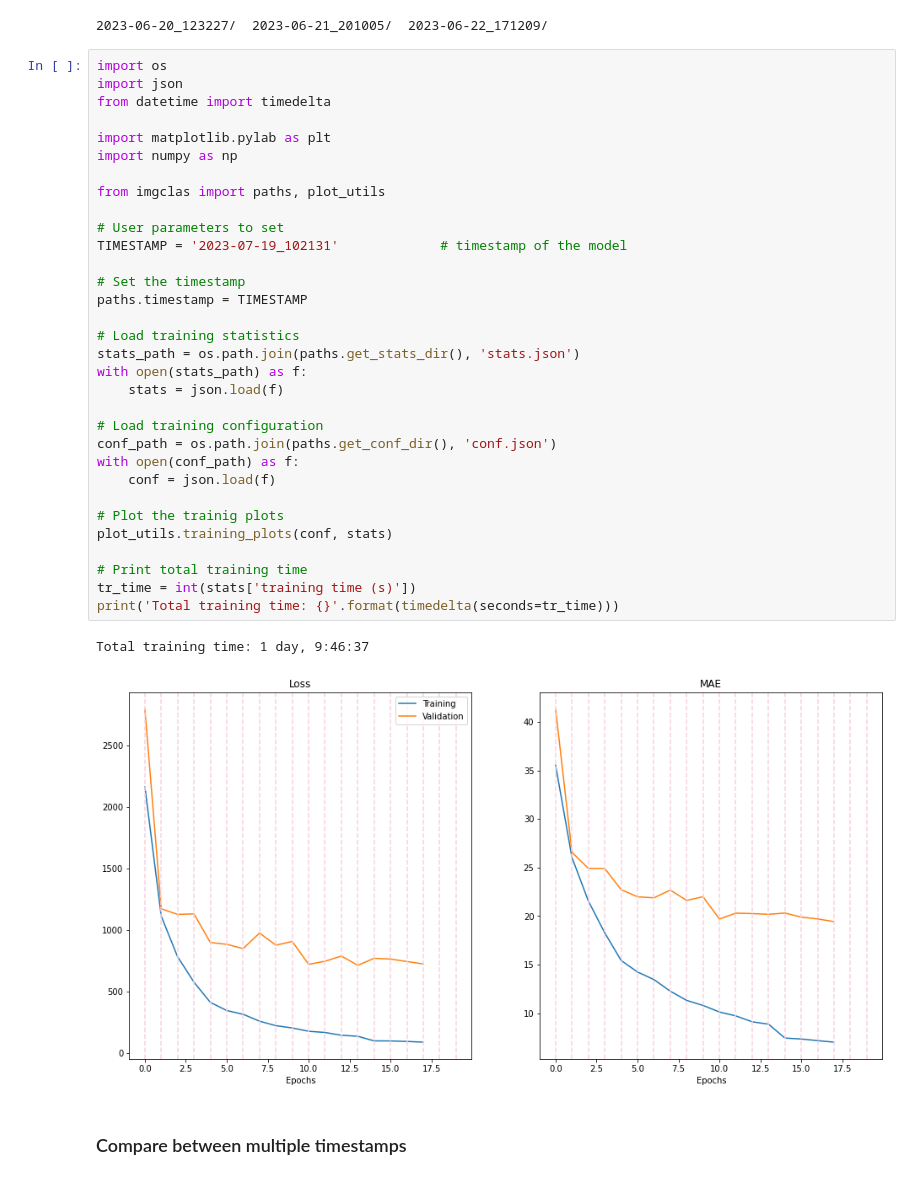
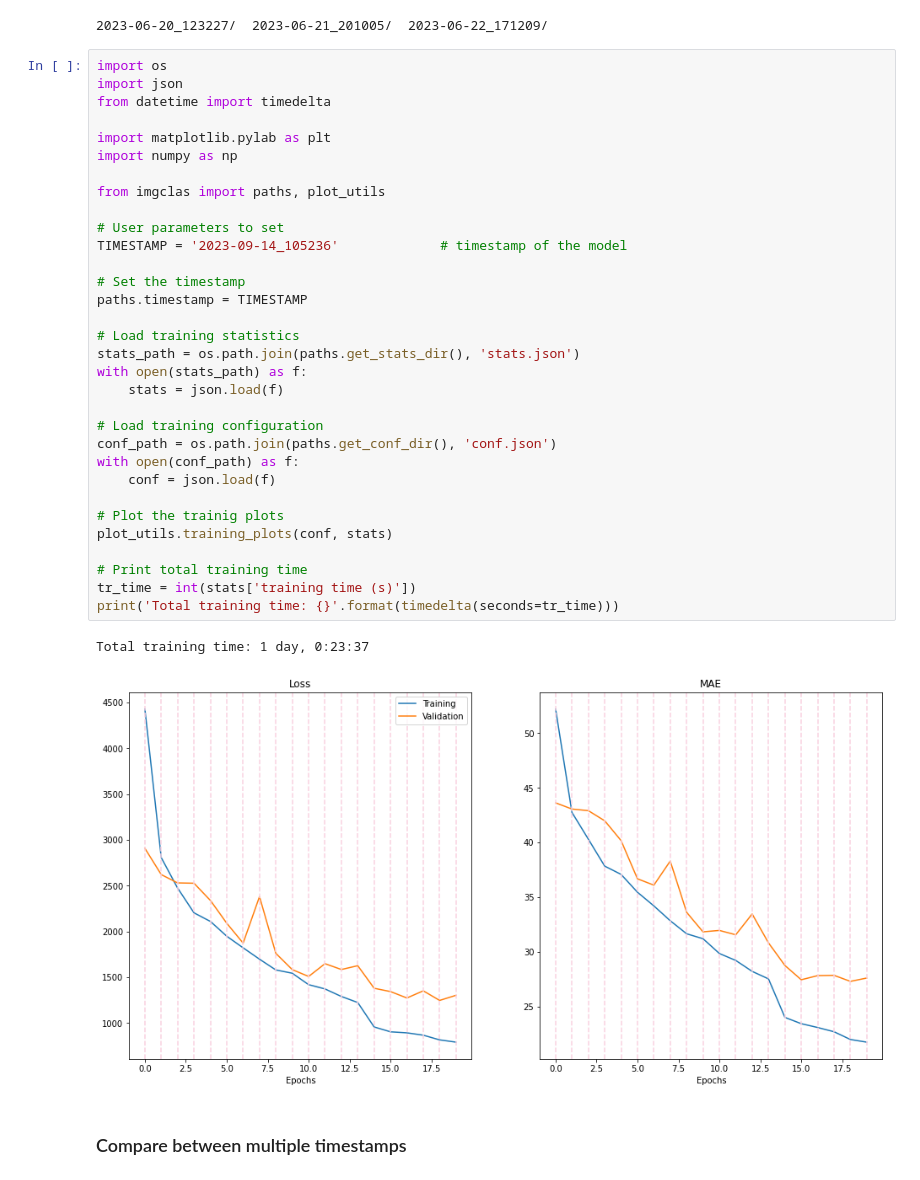
Before and after one commit to Pablo-Izquierdo/image-classification-tf, a Jupyter notebook: notebooks/2.0-Model_training.ipynb, the cells around one changed output. Saved outputs shown, nothing was run; the diff lists cells and outputs as text.

```diff
--- a/notebooks/2.0-Model_training.ipynb
+++ b/notebooks/2.0-Model_training.ipynb
@@ -48,36 +48,36 @@ import os
 import json
 from datetime import timedelta
 
 import matplotlib.pylab as plt
 import numpy as np
 
 from imgclas import paths, plot_utils
 
 # User parameters to set
-TIMESTAMP = '2023-07-19_102131'             # timestamp of the model
+TIMESTAMP = '2023-09-14_105236'             # timestamp of the model
 
 # Set the timestamp
 paths.timestamp = TIMESTAMP
 
 # Load training statistics
 stats_path = os.path.join(paths.get_stats_dir(), 'stats.json')
 with open(stats_path) as f:
     stats = json.load(f)
 
 # Load training configuration
 conf_path = os.path.join(paths.get_conf_dir(), 'conf.json')
 with open(conf_path) as f:
     conf = json.load(f)
 
 # Plot the trainig plots
 plot_utils.training_plots(conf, stats)
 
 # Print total training time
 tr_time = int(stats['training time (s)'])
 print('Total training time: {}'.format(timedelta(seconds=tr_time)))
 # %% [output]
-Total training time: 1 day, 9:46:37
+Total training time: 1 day, 0:23:37
-[figure, old version]
+[figure, new version]
 # %% [markdown]
 ### Compare between multiple timestamps
 # %%
```
Also changed, not shown: 8 other files.
